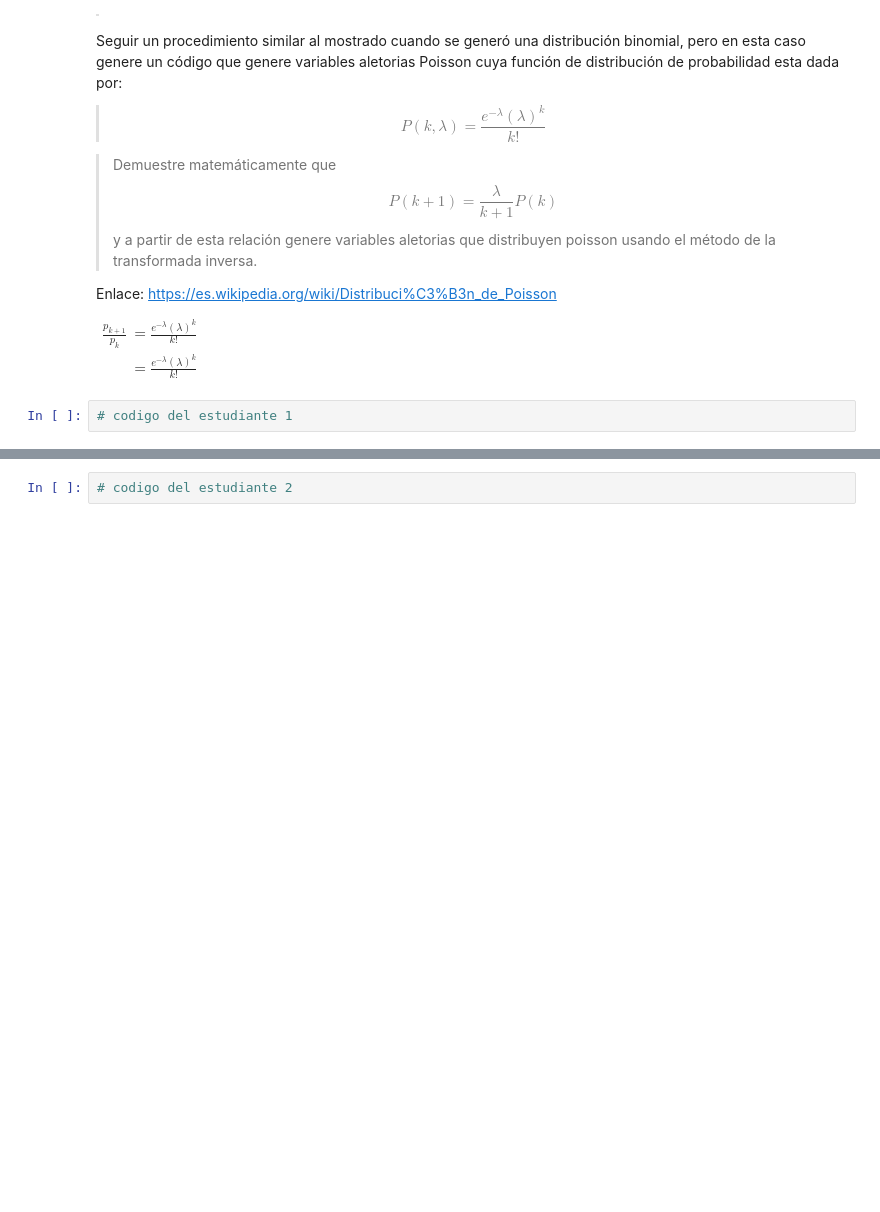
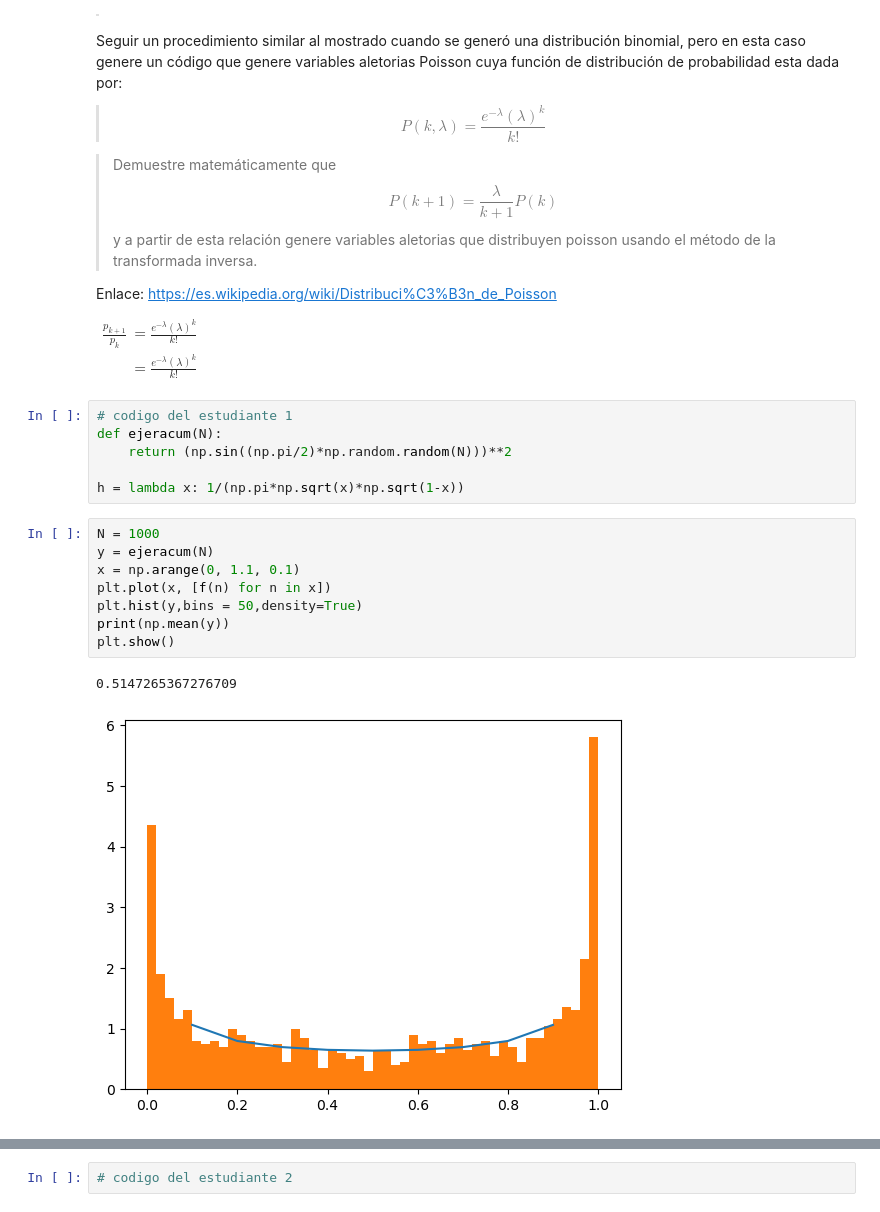
Before and after one commit to josepablojimenez/ProyectoConjunto_JPJM_SHZ, a Jupyter notebook: ProyectoConjunto_JPJimenez_SHernandez.ipynb, the cells around one changed output, grey strips where cells are left out. Cells and saved outputs as stored; diff of their text form; blank space fills up the shorter version.

```diff
--- a/ProyectoConjunto_JPJimenez_SHernandez.ipynb
+++ b/ProyectoConjunto_JPJimenez_SHernandez.ipynb
@@ -86,3 +86,18 @@ $
 $
 # %%
 # codigo del estudiante 1
+def ejeracum(N):
+    return (np.sin((np.pi/2)*np.random.random(N)))**2
+
+h = lambda x: 1/(np.pi*np.sqrt(x)*np.sqrt(1-x))
+# %%
+N = 1000
+y = ejeracum(N)
+x = np.arange(0, 1.1, 0.1)
+plt.plot(x, [f(n) for n in x])
+plt.hist(y,bins = 50,density=True)
+print(np.mean(y))
+plt.show()
+# %% [output]
+0.5147265367276709
+[figure, added]
```
Also changed, not shown: parts of 3 cells of this notebook.
